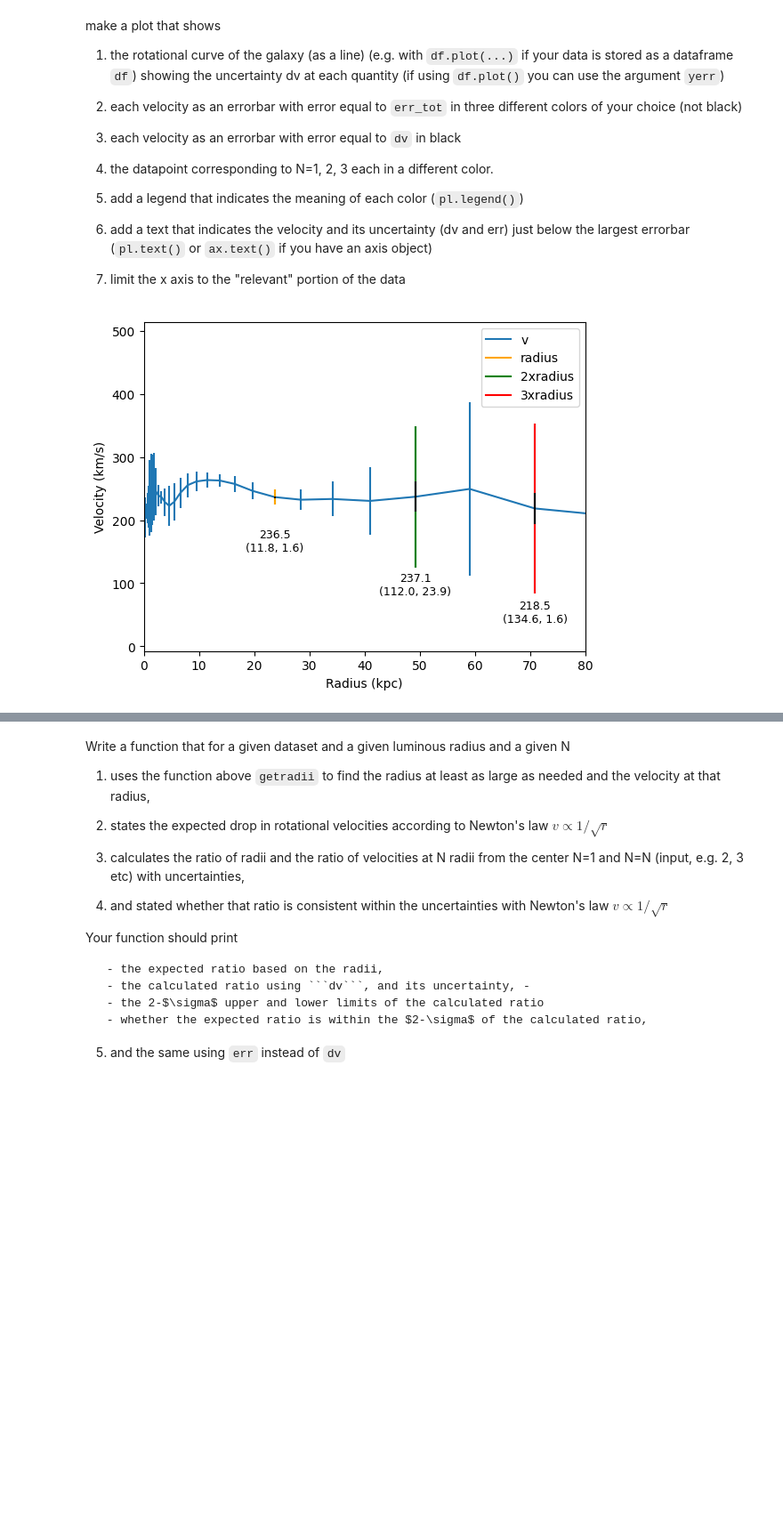
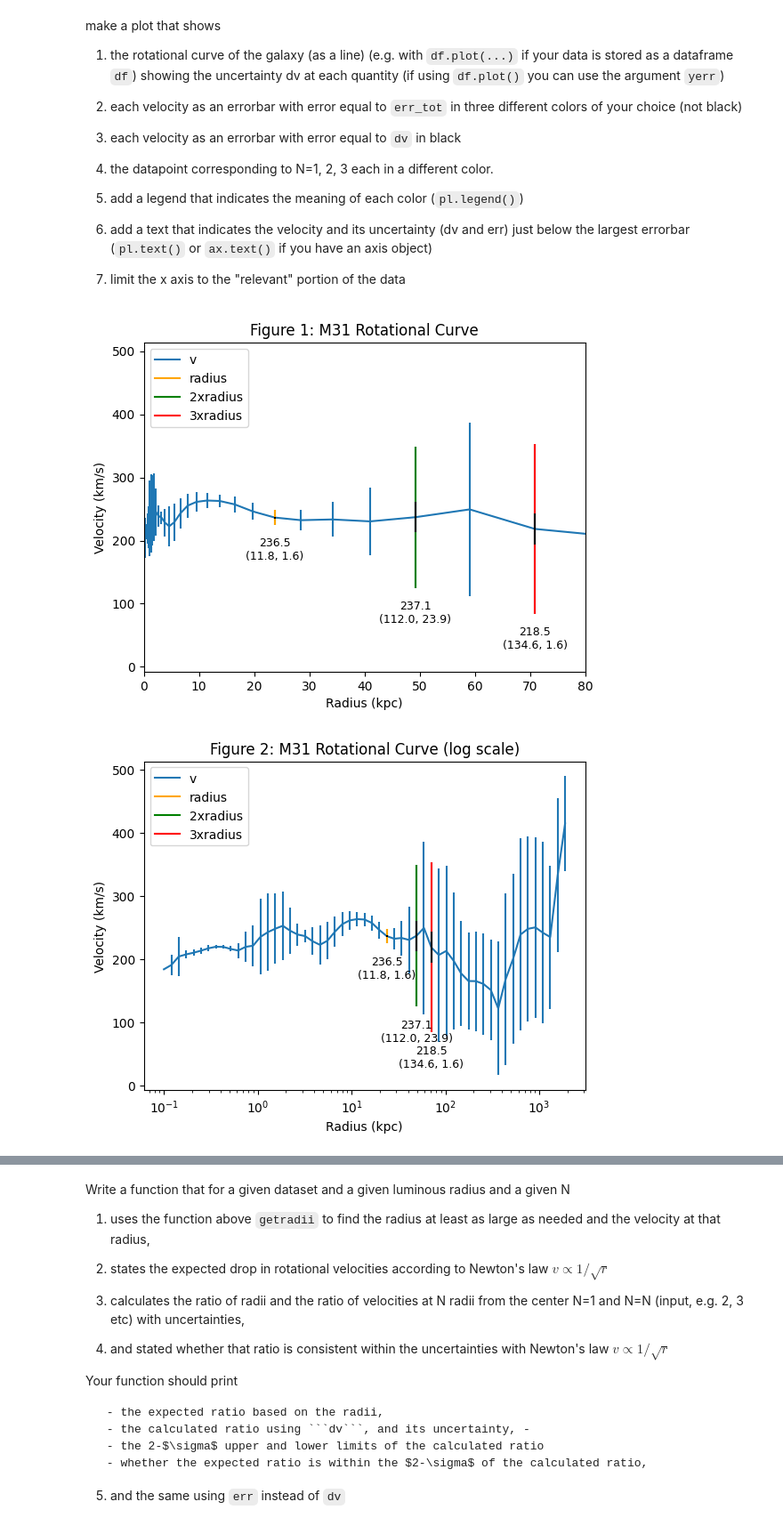
Before and after one commit to zberis/DSPS_ZBeris, a Jupyter notebook: HW4/Copy_of_MWrotCurve_instructions.ipynb, the cells around one changed output, grey strips where cells are left out. Shown at 89% size. Cells and saved outputs as stored; diff of their text form; code cells hidden in the pictures; blank space fills up the shorter version.

```diff
--- a/HW4/Copy_of_MWrotCurve_instructions.ipynb
+++ b/HW4/Copy_of_MWrotCurve_instructions.ipynb
@@ -92,10 +103,10 @@ m31 = pd.read_csv("https://raw.githubusercontent.com/fedhere/DSPS_FBianco/refs/h
 #I generated this code with gemini, asking it to rename the columns, and to make the columns into floats.
 m31.columns = ['r', 'v', 'dv', 'err']
 m31 = m31.drop(0).reset_index(drop=True)
-m31['r'] = pd.to_numeric(m31['r'])
-m31['v'] = pd.to_numeric(m31['v'])
-m31['dv'] = pd.to_numeric(m31['dv'])
-m31['err'] = pd.to_numeric(m31['err'])
+m31['r'] = pd.to_numeric(m31['r']) * u.kpc
+m31['v'] = pd.to_numeric(m31['v']) * u.km / u.s
+m31['dv'] = pd.to_numeric(m31['dv']) * u.km / u.s
+m31['err'] = pd.to_numeric(m31['err']) * u.km / u.s
 
 m31["err_tot"] = np.sqrt(m31["dv"]**2 + m31["err"]**2)
 
@@ -314,32 +326,32 @@ make a plot that shows
 
 7. limit the x axis to the "relevant" portion of the data
 # %%
-def plotGal(gal, rds):
+def plotGal(gal, rds, Title="", lim=80, log=False):
   fig, ax = plt.subplots(dpi = 100)
   plt.plot(gal["r"], gal["v"], color = "tab:blue", label="v")
   plt.errorbar(gal["r"], gal["v"], yerr=gal["err_tot"], color = "tab:blue", fmt = "none")
   plt.plot(getradii(gal, 1, rds)[0], getradii(gal, 1, rds)[2], color="orange", label = "radius")
   plt.errorbar(getradii(gal, 1, rds)[0], getradii(gal, 1, rds)[2], yerr=getradii(gal, 1, rds)[3], color="orange",fmt="none")
   plt.errorbar(getradii(gal, 1, rds)[0], getradii(gal, 1, rds)[2], yerr=getradii(gal, 1, rds)[1], color="black", zorder = 5)
-  ax.text(getradii(gal, 1, rds)[0], getradii(gal, 1, rds)[2] - 50, f"{getradii(gal, 1, rds)[2]:.1f}\n({getradii(gal, 1, rds)[3]:.1f}, {getradii(gal, 1, rds)[1]:.1f})", ha="center", va="top", fontsize=9)
+  ax.text(getradii(gal, 1, rds)[0], getradii(gal, 1, rds)[2] - 20 - getradii(gal, 1, rds)[3], f"{getradii(gal, 1, rds)[2]:.1f}\n({getradii(gal, 1, rds)[3]:.1f}, {getradii(gal, 1, rds)[1]:.1f})", ha="center", va="top", fontsize=9)
   plt.plot(getradii(gal, 2, rds)[0], getradii(gal, 2, rds)[2], color="green", label = "2xradius")
   plt.errorbar(getradii(gal, 2, rds)[0], getradii(gal, 2, rds)[2], yerr=getradii(gal, 2, rds)[3], color="green", fmt="none")
   plt.errorbar(getradii(gal, 2, rds)[0], getradii(gal, 2, rds)[2], yerr=getradii(gal, 2, rds)[1], color="black", zorder = 5)
-  ax.text(getradii(gal, 2, rds)[0], getradii(gal, 2, rds)[2] - 120, f"{getradii(gal, 2, rds)[2]:.1f}\n({getradii(gal, 2, rds)[3]:.1f}, {getradii(gal, 2, rds)[1]:.1f})", ha="center", va="top", fontsize=9)
+  ax.text(getradii(gal, 2, rds)[0], getradii(gal, 2, rds)[2] - 20 - getradii(gal, 2, rds)[3], f"{getradii(gal, 2, rds)[2]:.1f}\n({getradii(gal, 2, rds)[3]:.1f}, {getradii(gal, 2, rds)[1]:.1f})", ha="center", va="top", fontsize=9)
   plt.plot(getradii(gal, 3, rds)[0], getradii(gal, 3, rds)[2], color="red", label = "3xradius")
   plt.errorbar(getradii(gal, 3, rds)[0], getradii(gal, 3, rds)[2], yerr=getradii(gal, 3, rds)[3], color="red", fmt="none")
   plt.errorbar(getradii(gal, 3, rds)[0], getradii(gal, 3, rds)[2], yerr=getradii(gal, 3, rds)[1], color="black", zorder = 5)
-  ax.text(getradii(gal, 3, rds)[0], getradii(gal, 3, rds)[2] - 145, f"{getradii(gal, 3, rds)[2]:.1f}\n({getradii(gal, 3, rds)[3]:.1f}, {getradii(gal, 1, rds)[1]:.1f})", ha="center", va="top", fontsize=9)
-
-
-  plt.errorbar
-  plt.xlim(0,80)
-  plt.plot()
+  ax.text(getradii(gal, 3, rds)[0], getradii(gal, 3, rds)[2] - (20 + getradii(gal, 3, rds)[3]), f"{getradii(gal, 3, rds)[2]:.1f}\n({getradii(gal, 3, rds)[3]:.1f}, {getradii(gal, 1, rds)[1]:.1f})", ha="center", va="top", fontsize=9)
+  if log: plt.xscale("log")
+  else:   plt.xlim(0,lim)
+  plt.title(Title)
+  plt.legend(loc = "upper left")
   plt.xlabel("Radius (kpc)")
   plt.ylabel("Velocity (km/s)")
-  plt.legend()
   plt.show()
-# %%
-plotGal(m31, m31Size)
-# %% [output]
-[figure, removed]
+# %%
+plotGal(m31, m31Size, "Figure 1: M31 Rotational Curve")
+plotGal(m31, m31Size, "Figure 2: M31 Rotational Curve (log scale)", 2000, log=True)
+# %% [output]
+[figure, added]
+[figure, added]
```
Also changed, not shown: parts of 15 cells of this notebook.
